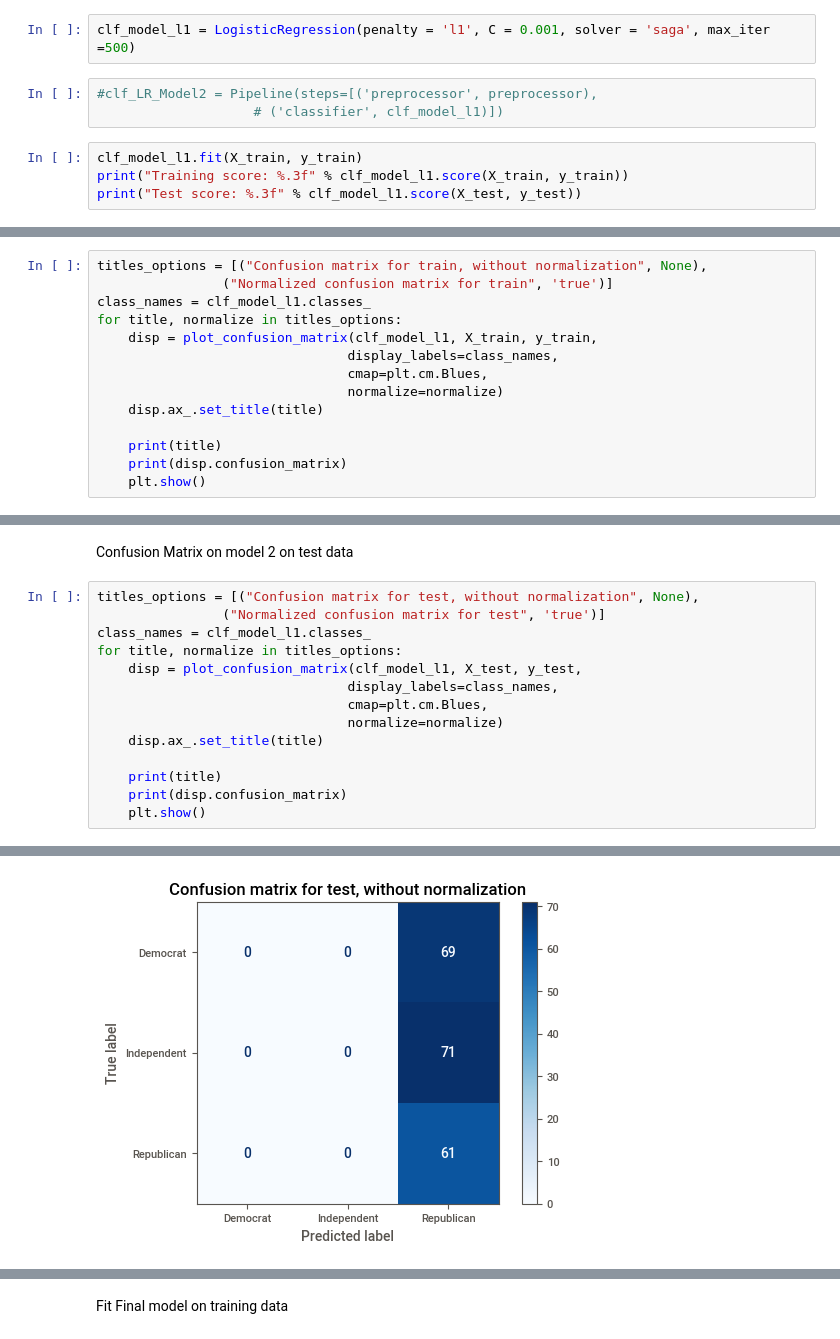
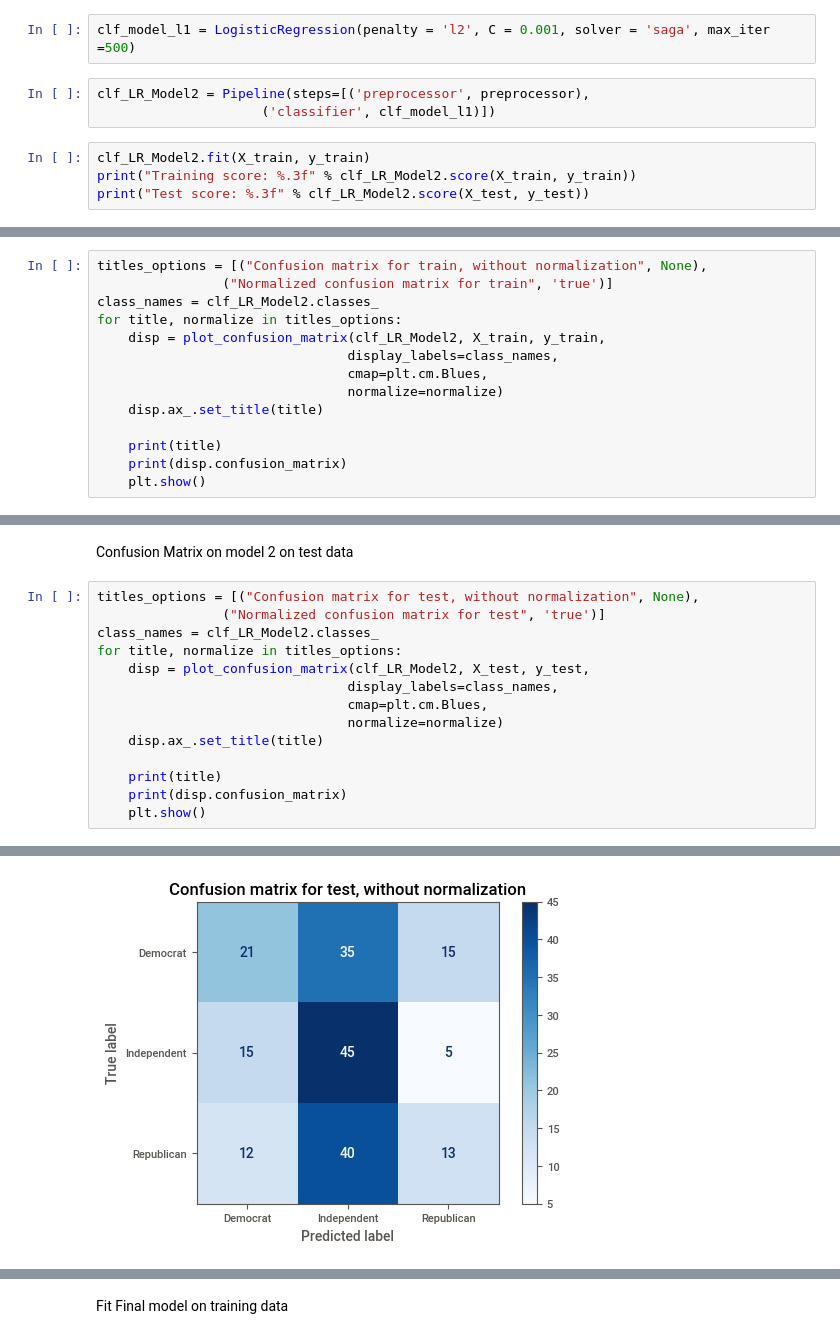
Before and after one commit to sugandharast/HW1_Rastogi, a Jupyter notebook: HW1-Rastogi.ipynb, the cells around one changed output, grey strips where cells are left out. Cells and saved outputs as stored; diff of their text form.

```diff
--- a/HW1-Rastogi.ipynb
+++ b/HW1-Rastogi.ipynb
@@ -404,12 +416,12 @@ Summary for Model1: Model 1 scores 39% in training and 28% in testing. That indi
 # %% [markdown]
 Fit 2nd model  on training data
 # %%
-clf_model_l1 = LogisticRegression(penalty = 'l1', C = 0.001, solver = 'saga', max_iter =500)
+clf_model_l1 = LogisticRegression(penalty = 'l2', C = 0.001, solver = 'saga', max_iter =500)
 # %%
-#clf_LR_Model2 = Pipeline(steps=[('preprocessor', preprocessor),
-                    # ('classifier', clf_model_l1)])
+clf_LR_Model2 = Pipeline(steps=[('preprocessor', preprocessor),
+                     ('classifier', clf_model_l1)])
 # %%
-clf_model_l1.fit(X_train, y_train)
-print("Training score: %.3f" % clf_model_l1.score(X_train, y_train))
-print("Test score: %.3f" % clf_model_l1.score(X_test, y_test))
+clf_LR_Model2.fit(X_train, y_train)
+print("Training score: %.3f" % clf_LR_Model2.score(X_train, y_train))
+print("Test score: %.3f" % clf_LR_Model2.score(X_test, y_test))
 # %% [output]
@@ -420,9 +432,9 @@ Confusion Matrix for model 2 on training data
 # %%
 titles_options = [("Confusion matrix for train, without normalization", None),
                 ("Normalized confusion matrix for train", 'true')]
-class_names = clf_model_l1.classes_
+class_names = clf_LR_Model2.classes_
 for title, normalize in titles_options:
-    disp = plot_confusion_matrix(clf_model_l1, X_train, y_train,
+    disp = plot_confusion_matrix(clf_LR_Model2, X_train, y_train,
                                 display_labels=class_names,
                                 cmap=plt.cm.Blues,
                                 normalize=normalize)
@@ -447,9 +459,9 @@ Confusion Matrix on model 2 on test data
 # %%
 titles_options = [("Confusion matrix for test, without normalization", None),
                 ("Normalized confusion matrix for test", 'true')]
-class_names = clf_model_l1.classes_
+class_names = clf_LR_Model2.classes_
 for title, normalize in titles_options:
-    disp = plot_confusion_matrix(clf_model_l1, X_test, y_test,
+    disp = plot_confusion_matrix(clf_LR_Model2, X_test, y_test,
                                 display_labels=class_names,
                                 cmap=plt.cm.Blues,
                                 normalize=normalize)
@@ -466,2 +478,2 @@ Confusion matrix for test, without normalization
-[figure, old version]
+[figure, new version]
 Normalized confusion matrix for test
```
Also changed, not shown: parts of 54 cells of this notebook.
